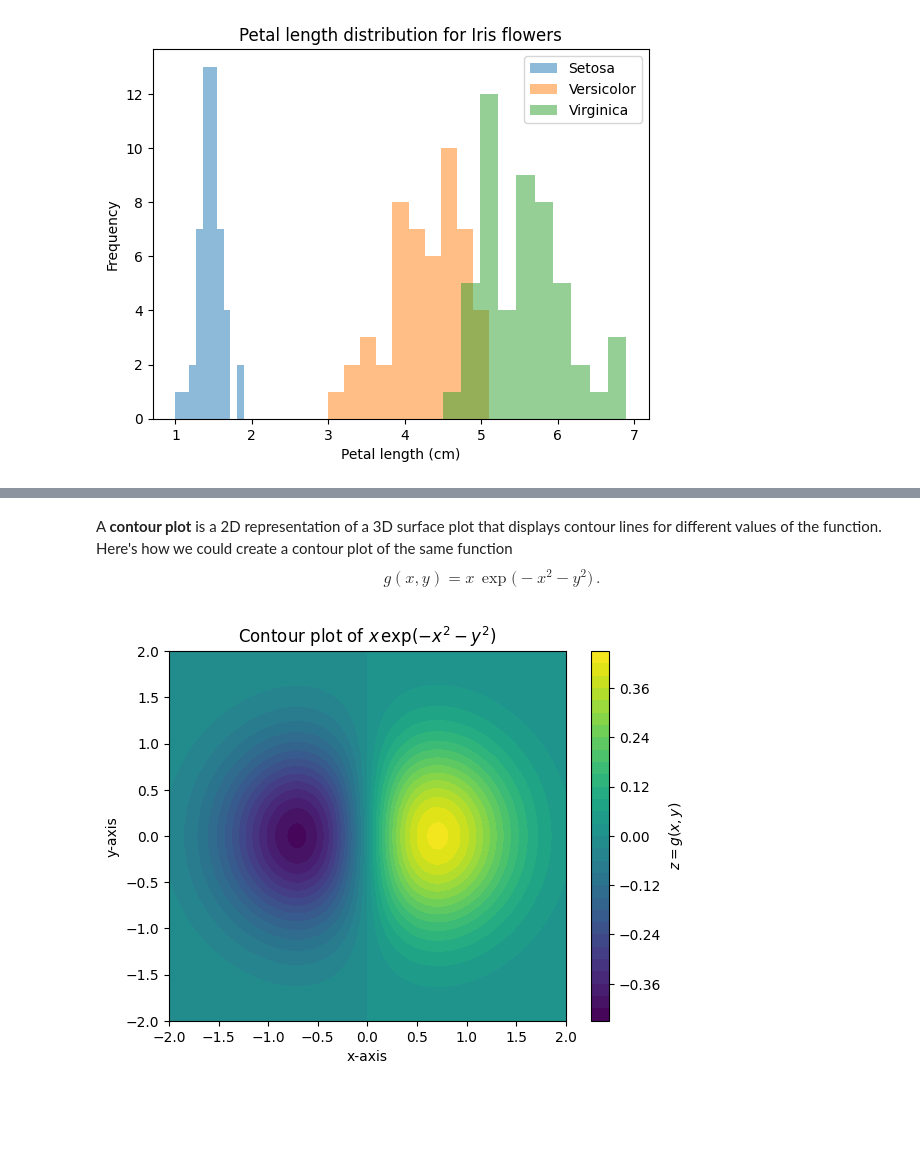
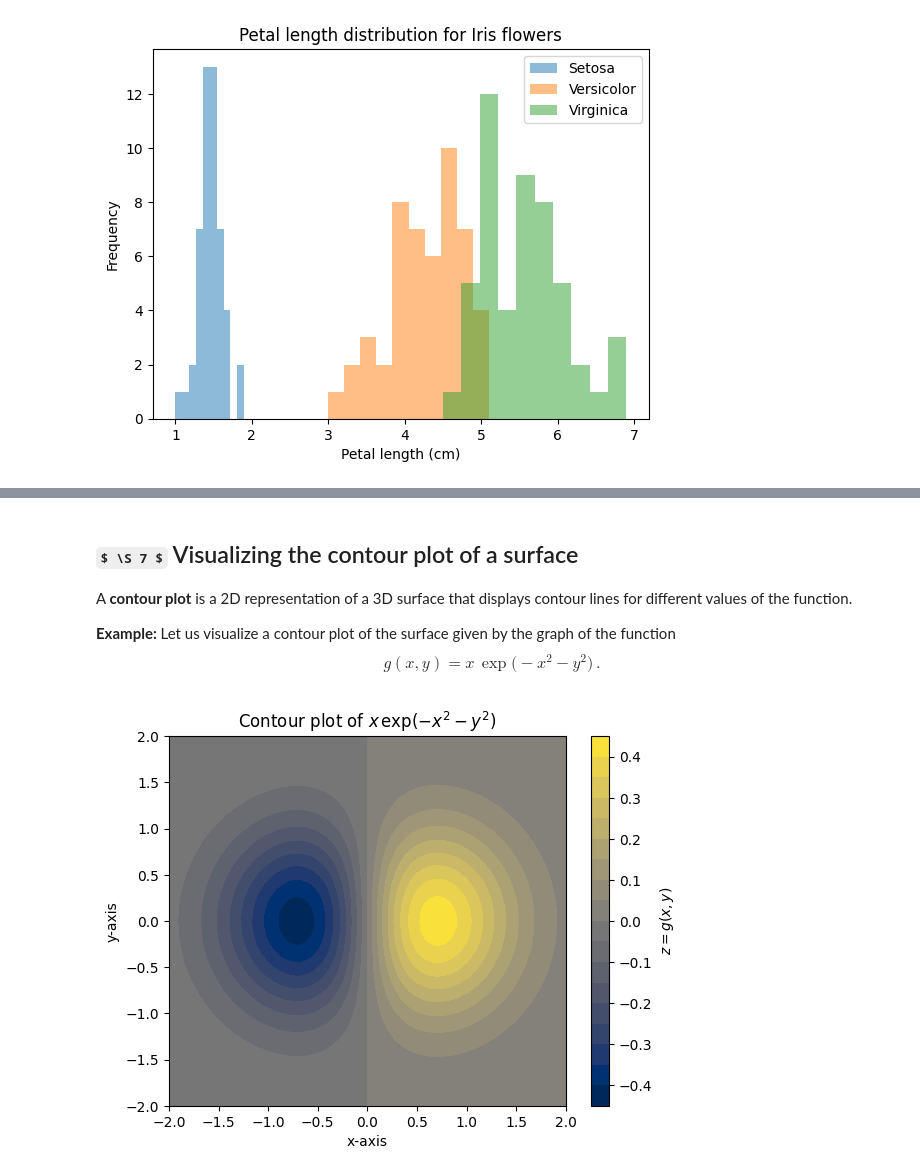
Before and after one commit to pzuehlke/Python-Tutorial, a Jupyter notebook: 7-introduction_to_matplotlib.ipynb, the cells around one changed output, grey strips where cells are left out. Saved outputs shown, nothing was run; the diff lists cells and outputs as text; code cells hidden in the pictures; some formulas as TeX source; blank space fills up the shorter version.

```diff
--- a/7-introduction_to_matplotlib.ipynb
+++ b/7-introduction_to_matplotlib.ipynb
@@ -383,34 +439,37 @@ plt.show()    # Display the plot.
 # %% [markdown]
-A __contour plot__ is a 2D representation of a 3D surface plot that displays contour
-lines for different values of the function. Here's how we could create a contour
-plot of the same function
+## $ \S 7 $ Visualizing the contour plot of a surface
+
+A __contour plot__ is a 2D representation of a 3D surface that displays contour
+lines for different values of the function.
+
+__Example:__ Let us visualize a contour plot of the surface given by the graph
+of the function
 $$
     g(x, y) = x\,\exp\big(-x^2 - y^2\big)\,.
 $$
 # %%
 import numpy as np
 import matplotlib.pyplot as plt
 
 
-def g(x, y):
-    return x * np.exp(-x**2 - y**2)
-
-
+# Define g:
+g = lambda x, y: x * np.exp(-x**2 - y**2)
+# Generate the x and y values in the range of -2 to 2 with 101 points:
 x = np.linspace(-2, 2, 101)
 y = np.linspace(-2, 2, 101)
+# Create a meshgrid using the generated x and y values:
 x, y = np.meshgrid(x, y)
-
+# Calculate the z values for each x, y pair using g:
 z = g(x, y)
 
-plt.contourf(x, y, z, levels=30, cmap='viridis')
+plt.contourf(x, y, z, levels=20, cmap='cividis')
 # By increasing or decriasing the number of levels we can obtain
 # a plot that is more or less brittle, respectively.
 plt.xlabel("x-axis")       # Labeling the x-axis.
-plt.ylabel("y-axis")       # Labeling the x-axis.
+plt.ylabel("y-axis")       # Labeling the y-axis.
 # Setting a title:
 plt.title("Contour plot of $ x\,\exp(-x^2 - y^2) $")
 plt.colorbar(label="$ z = g(x, y) $")       # Labeling the color bar.
-
 plt.show()    # Display the plot.
 # %% [output]
-[figure, old version]
+[figure, new version]
```
Also changed, not shown: parts of 15 cells of this notebook.
